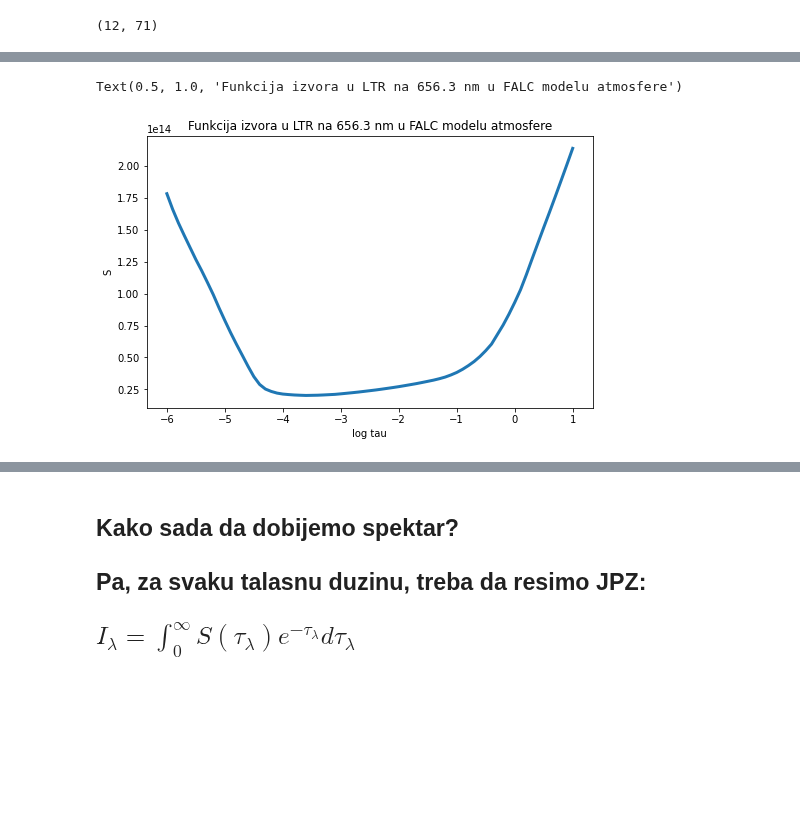
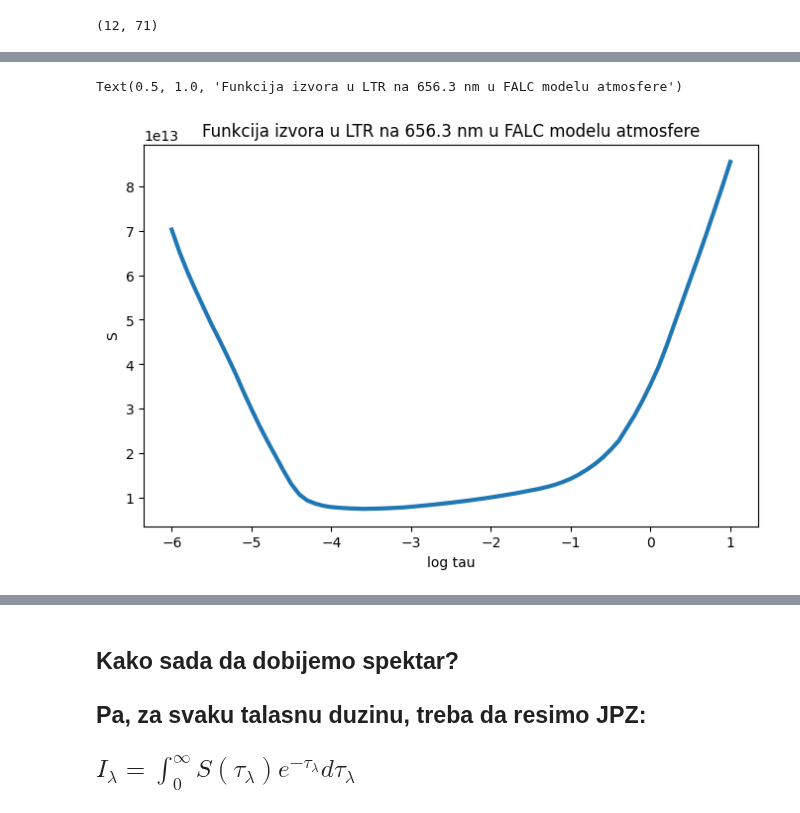
Before and after one commit to ivanzmilic/TZS_matf, a Jupyter notebook: Predavanja/Predavanje_11_spektralne_linije.ipynb, the cells around one changed output, grey strips where cells are left out. Drawn from its saved outputs; the diff is of its cells as text; code cells hidden in the pictures; blank space fills up the shorter version.

```diff
--- a/Predavanja/Predavanje_11_spektralne_linije.ipynb
+++ b/Predavanja/Predavanje_11_spektralne_linije.ipynb
@@ -177,17 +249,23 @@ Text(0.5, 1.0, 'Temperatura u FALC modelu atmosfere')
 # Onda je funkcija izvora jednaka plankovoj funkciji:
 
 # Necu sada da vas ubedjujem da nema potrebe da racunamo S pojedinacno za svaku talasnu duzinu - proverite sami ako sumnjate
-# %%
-h = 6.626E-34
-c = 3E8
-
-S = 2 * h * c**2.0 / (llambda0*1E-9)**5.0 * (np.exp(h*c/(llambda0*1E-9)/k/T - 1))**(-1.)
+# %%
+def Planck(llambda, T):
+    """Compute the Planck function at given wavelength and temperature."""
+    h = 6.626E-34  # Planck constant in J*s
+    c = 3.0E8      # Speed of light in m/s
+    k = 1.38E-23   # Boltzmann constant in J/K
+
+    lambda_m = llambda * 1E-9  # Convert nm to m
+    B_lambda = (2.0 * h * c**2) / (lambda_m**5) / (np.exp((h * c) / (lambda_m * k * T)) - 1.0)
+    return B_lambda
 # %%
+S = Planck(llambda0, T)  # u W/m2/sr/m
 plt.figure(figsize=[8,5])
 plt.plot(logtau,S, linewidth=3)
 plt.xlabel("log tau")
 plt.ylabel("S")
 plt.title("Funkcija izvora u LTR na 656.3 nm u FALC modelu atmosfere")
 # %% [output]
 Text(0.5, 1.0, 'Funkcija izvora u LTR na 656.3 nm u FALC modelu atmosfere')
-[figure, old version]
+[figure, new version]
```
Also changed, not shown: parts of 40 cells of this notebook.
